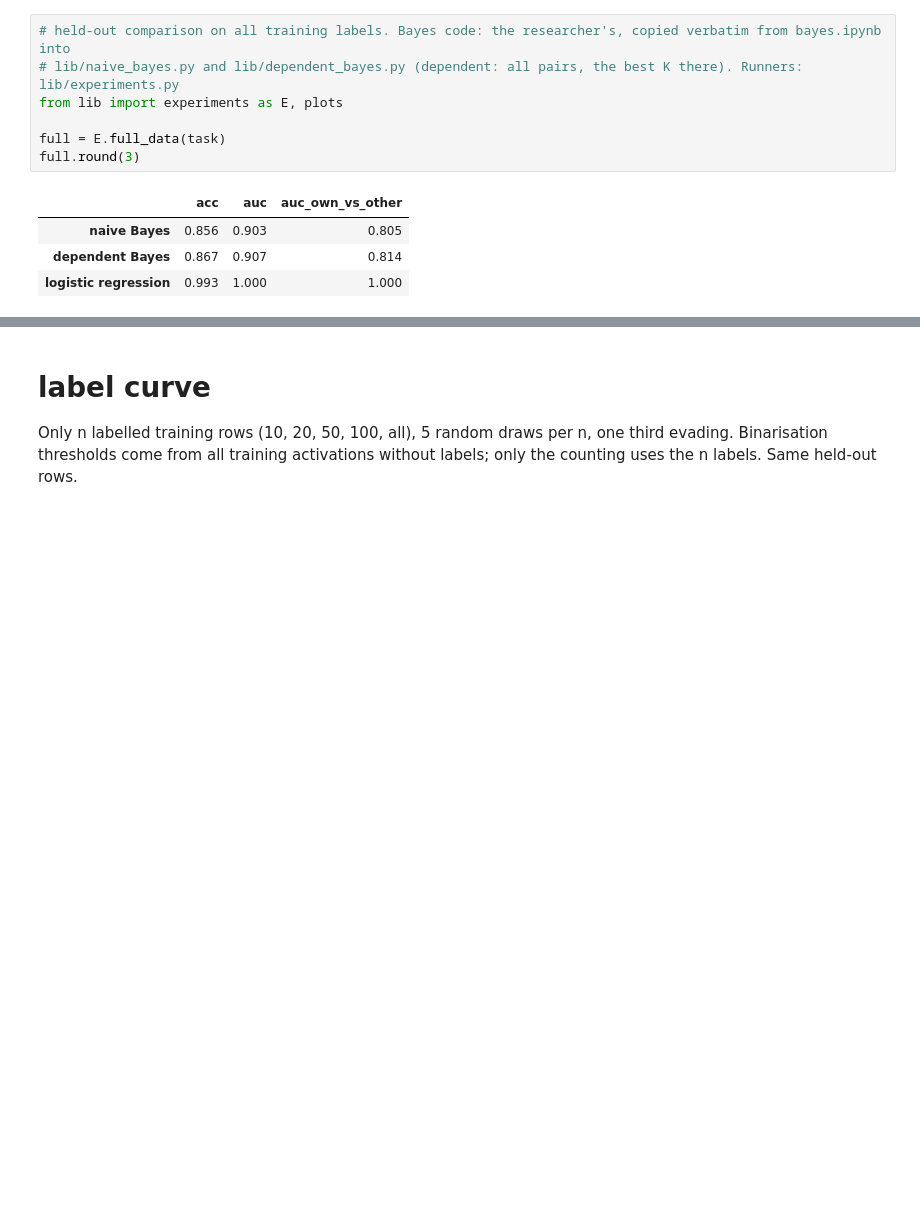
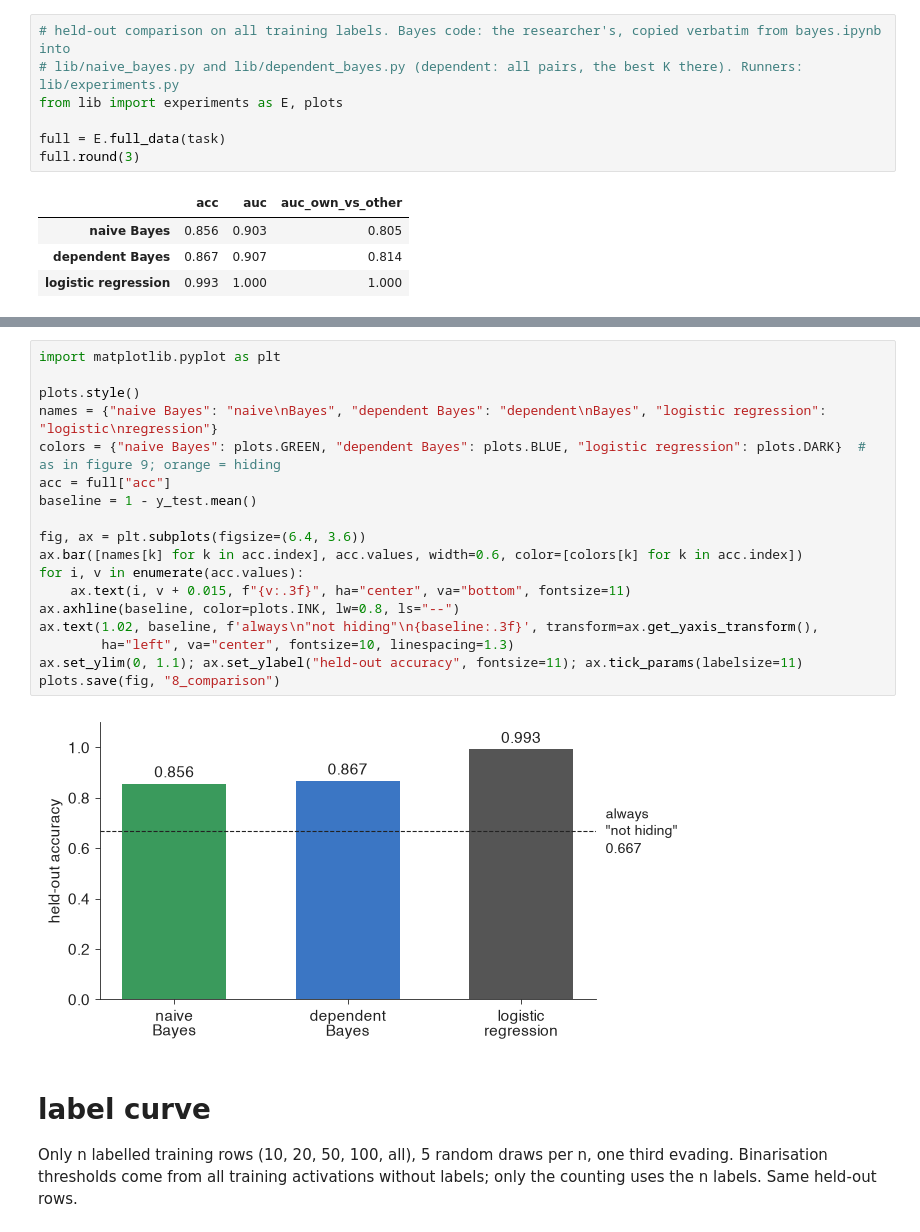
Before and after one commit to star2vec/falsefaced, a Jupyter notebook: notebooks/comparison.ipynb, the cells around one changed output, grey strips where cells are left out. Cells and saved outputs as stored; diff of their text form; blank space fills up the shorter version.

```diff
--- a/notebooks/comparison.ipynb
+++ b/notebooks/comparison.ipynb
@@ -41,3 +45,23 @@ full.round(3)
+# %%
+import matplotlib.pyplot as plt
+
+plots.style()
+names = {"naive Bayes": "naive\nBayes", "dependent Bayes": "dependent\nBayes", "logistic regression": "logistic\nregression"}
+colors = {"naive Bayes": plots.GREEN, "dependent Bayes": plots.BLUE, "logistic regression": plots.DARK}  # as in figure 9; orange = hiding
+acc = full["acc"]
+baseline = 1 - y_test.mean()
+
+fig, ax = plt.subplots(figsize=(6.4, 3.6))
+ax.bar([names[k] for k in acc.index], acc.values, width=0.6, color=[colors[k] for k in acc.index])
+for i, v in enumerate(acc.values):
+    ax.text(i, v + 0.015, f"{v:.3f}", ha="center", va="bottom", fontsize=11)
+ax.axhline(baseline, color=plots.INK, lw=0.8, ls="--")
+ax.text(1.02, baseline, f'always\n"not hiding"\n{baseline:.3f}', transform=ax.get_yaxis_transform(),
+        ha="left", va="center", fontsize=10, linespacing=1.3)
+ax.set_ylim(0, 1.1); ax.set_ylabel("held-out accuracy", fontsize=11); ax.tick_params(labelsize=11)
+plots.save(fig, "8_comparison")
+# %% [output]
+[figure, added]
 # %% [markdown]
 # label curve
 
```
Also changed, not shown: parts of 3 cells of this notebook, 7 other files.
